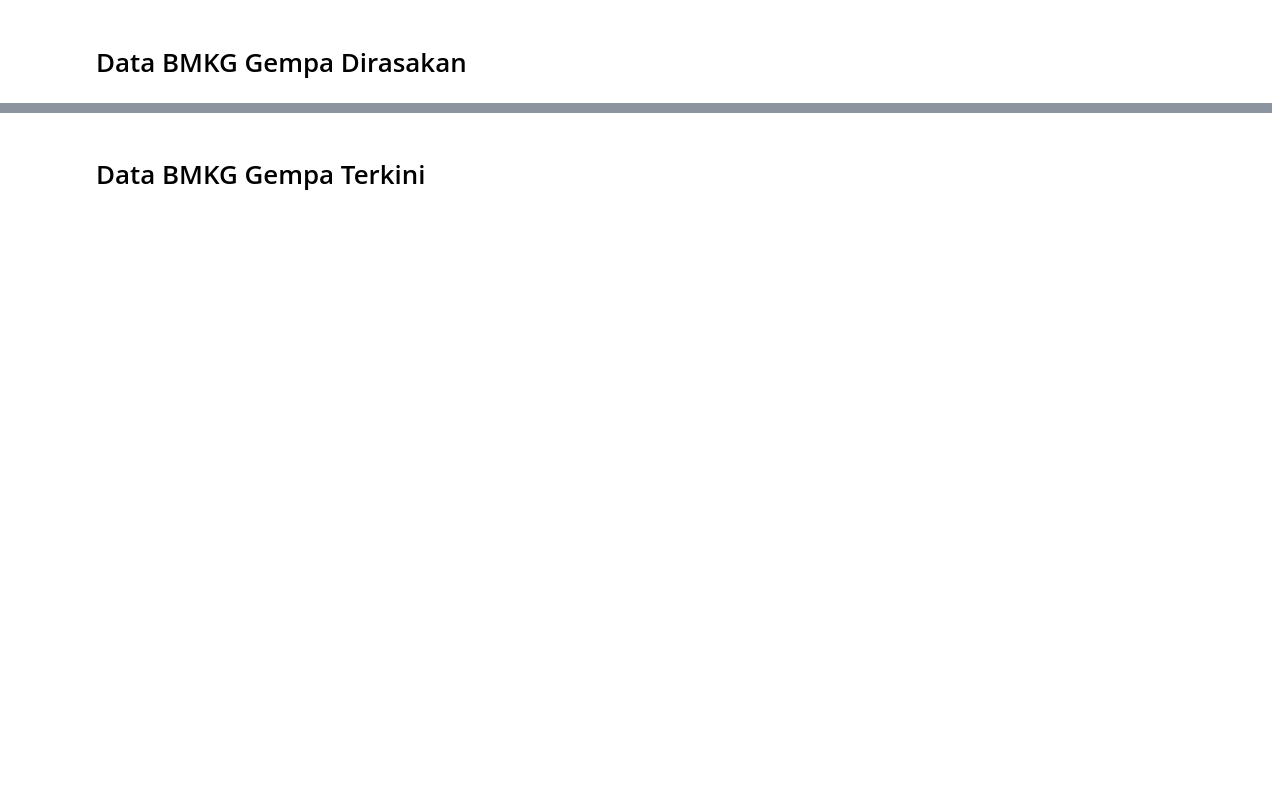
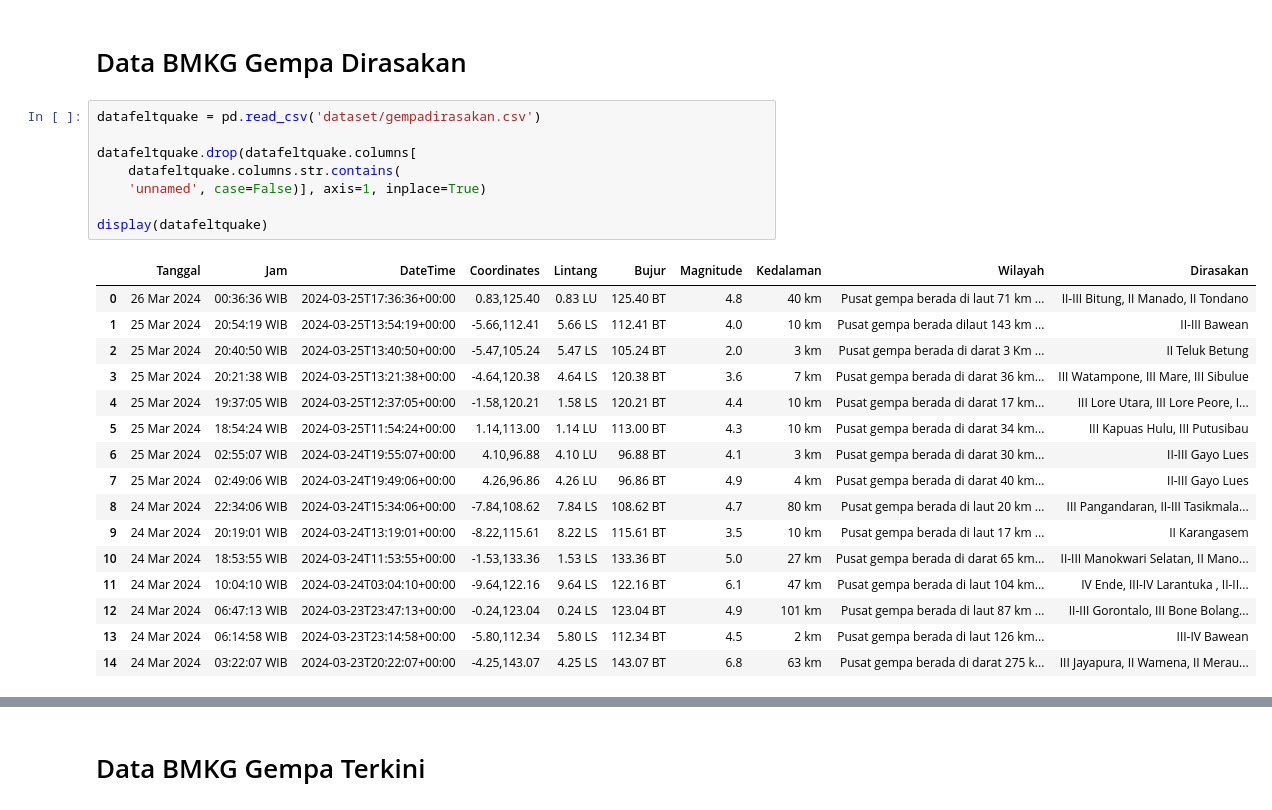
Before and after one commit to amflab/AnalystBMKG, a Jupyter notebook: analyst.ipynb, the cells around one changed output, grey strips where cells are left out. Saved outputs shown, nothing was run; the diff lists cells and outputs as text; blank space fills up the shorter version.

```diff
--- a/analyst.ipynb
+++ b/analyst.ipynb
@@ -191,3 +191,28 @@ Estimated distance: 1678.90 kilometers
 [interactive output not drawn]
 # %% [markdown]
 # Data BMKG Gempa Dirasakan
+# %%
+datafeltquake = pd.read_csv('dataset/gempadirasakan.csv')
+
+datafeltquake.drop(datafeltquake.columns[
+    datafeltquake.columns.str.contains(
+    'unnamed', case=False)], axis=1, inplace=True)
+
+display(datafeltquake)
+# %% [output]
+|  | Tanggal | Jam | DateTime | Coordinates | Lintang | Bujur | Magnitude | Kedalaman | Wilayah | Dirasakan |
+| 0 | 26 Mar 2024 | 00:36:36 WIB | 2024-03-25T17:36:36+00:00 | 0.83,125.40 | 0.83 LU | 125.40 BT | 4.8 | 40 km | Pusat gempa berada di laut 71 km ... | II-III Bitung, II Manado, II Tondano |
+| 1 | 25 Mar 2024 | 20:54:19 WIB | 2024-03-25T13:54:19+00:00 | -5.66,112.41 | 5.66 LS | 112.41 BT | 4.0 | 10 km | Pusat gempa berada dilaut 143 km ... | II-III Bawean |
+| 2 | 25 Mar 2024 | 20:40:50 WIB | 2024-03-25T13:40:50+00:00 | -5.47,105.24 | 5.47 LS | 105.24 BT | 2.0 | 3 km | Pusat gempa berada di darat 3 Km ... | II Teluk Betung |
+| 3 | 25 Mar 2024 | 20:21:38 WIB | 2024-03-25T13:21:38+00:00 | -4.64,120.38 | 4.64 LS | 120.38 BT | 3.6 | 7 km | Pusat gempa berada di darat 36 km... | III Watampone, III Mare, III Sibulue |
+| 4 | 25 Mar 2024 | 19:37:05 WIB | 2024-03-25T12:37:05+00:00 | -1.58,120.21 | 1.58 LS | 120.21 BT | 4.4 | 10 km | Pusat gempa berada di darat 17 km... | III Lore Utara, III Lore Peore, I... |
+| 5 | 25 Mar 2024 | 18:54:24 WIB | 2024-03-25T11:54:24+00:00 | 1.14,113.00 | 1.14 LU | 113.00 BT | 4.3 | 10 km | Pusat gempa berada di darat 34 km... | III Kapuas Hulu, III Putusibau |
+| 6 | 25 Mar 2024 | 02:55:07 WIB | 2024-03-24T19:55:07+00:00 | 4.10,96.88 | 4.10 LU | 96.88 BT | 4.1 | 3 km | Pusat gempa berada di darat 30 km... | II-III Gayo Lues |
+| 7 | 25 Mar 2024 | 02:49:06 WIB | 2024-03-24T19:49:06+00:00 | 4.26,96.86 | 4.26 LU | 96.86 BT | 4.9 | 4 km | Pusat gempa berada di darat 40 km... | II-III Gayo Lues |
+| 8 | 24 Mar 2024 | 22:34:06 WIB | 2024-03-24T15:34:06+00:00 | -7.84,108.62 | 7.84 LS | 108.62 BT | 4.7 | 80 km | Pusat gempa berada di laut 20 km ... | III Pangandaran, II-III Tasikmala... |
+| 9 | 24 Mar 2024 | 20:19:01 WIB | 2024-03-24T13:19:01+00:00 | -8.22,115.61 | 8.22 LS | 115.61 BT | 3.5 | 10 km | Pusat gempa berada di laut 17 km ... | II Karangasem |
+| 10 | 24 Mar 2024 | 18:53:55 WIB | 2024-03-24T11:53:55+00:00 | -1.53,133.36 | 1.53 LS | 133.36 BT | 5.0 | 27 km | Pusat gempa berada di darat 65 km... | II-III Manokwari Selatan, II Mano... |
+| 11 | 24 Mar 2024 | 10:04:10 WIB | 2024-03-24T03:04:10+00:00 | -9.64,122.16 | 9.64 LS | 122.16 BT | 6.1 | 47 km | Pusat gempa berada di laut 104 km... | IV Ende, III-IV Larantuka , II-II... |
+| 12 | 24 Mar 2024 | 06:47:13 WIB | 2024-03-23T23:47:13+00:00 | -0.24,123.04 | 0.24 LS | 123.04 BT | 4.9 | 101 km | Pusat gempa berada di laut 87 km ... | II-III Gorontalo, III Bone Bolang... |
+| 13 | 24 Mar 2024 | 06:14:58 WIB | 2024-03-23T23:14:58+00:00 | -5.80,112.34 | 5.80 LS | 112.34 BT | 4.5 | 2 km | Pusat gempa berada di laut 126 km... | III-IV Bawean |
+| 14 | 24 Mar 2024 | 03:22:07 WIB | 2024-03-23T20:22:07+00:00 | -4.25,143.07 | 4.25 LS | 143.07 BT | 6.8 | 63 km | Pusat gempa berada di darat 275 k... | III Jayapura, II Wamena, II Merau... |
```
Also changed, not shown: parts of 4 cells of this notebook, 1 other file.
